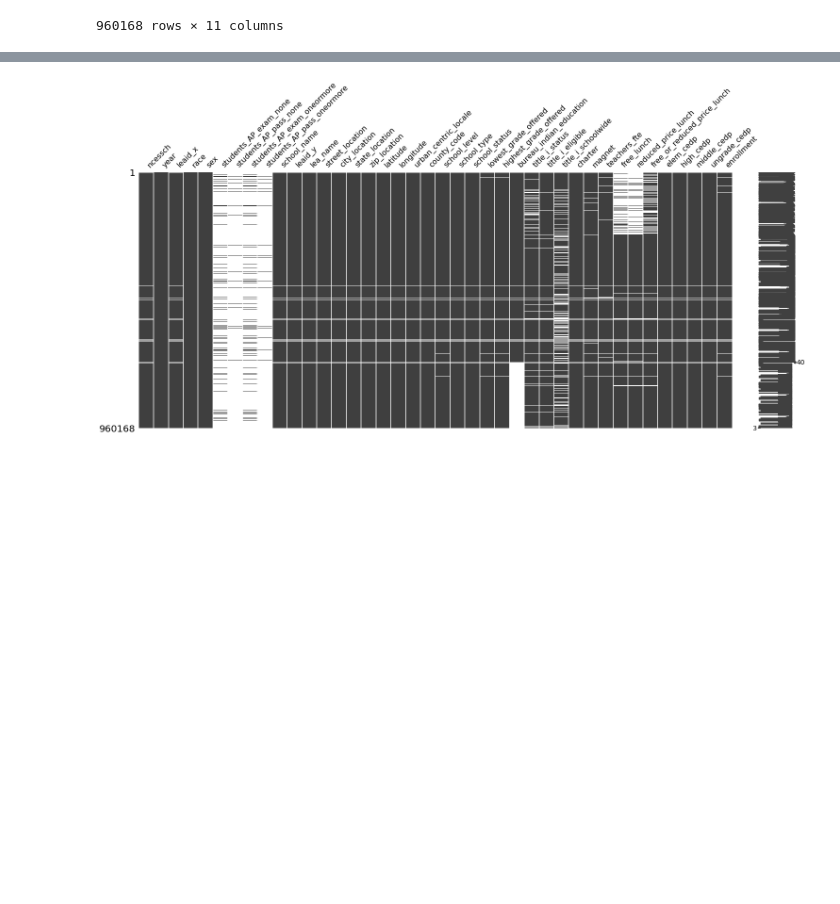
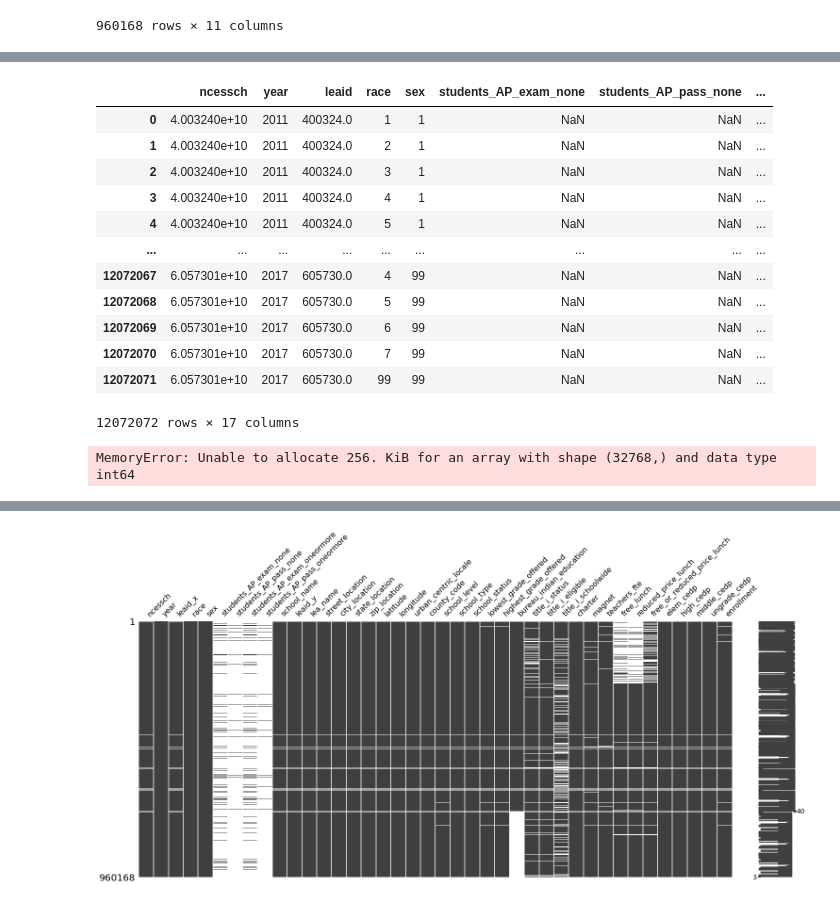
Before and after one commit to meeraduggs/AP-Exams, a Jupyter notebook: EDA/merging_big_boy.ipynb, the cells around one changed output, grey strips where cells are left out. Cells and saved outputs as stored; diff of their text form; code cells hidden in the pictures; blank space fills up the shorter version.

Commit message:
add more to big boy and AP_Direcotry data

```diff
--- a/EDA/merging_big_boy.ipynb
+++ b/EDA/merging_big_boy.ipynb
@@ -241,0 +138,15 @@ ap_hs.dropna(subset = ['students_AP_exam_oneormore'])
+# %%
+absent_2013 = pd.read_csv('chronic_absent_2013.csv')
+absent_2015 = pd.read_csv('chronic_absent_2015.csv')
+
+absent_2011 = absent_2013.copy()
+absent_2011['year'] = 2011
+
+absent_2017 = absent_2015.copy()
+absent_2017['year'] = 2017
+
+absent = pd.concat([absent_2011, absent_2013, absent_2015, absent_2017]).reset_index(drop=True)
+
+absent = absent.drop(['crdc_id', 'fips', 'leaid'], axis=1)
+
+absent
@@ -241,0 +167,39 @@ ap_hs.dropna(subset = ['students_AP_exam_oneormore'])
+# %%
+# merge directory with main boy
+ap_features = ap_features.merge(absent, on = ['year', 'ncessch', 'race', 'sex'], how = 'left')
+ap_features
+# %% [output]
+|  | ncessch | year | leaid | race | sex | students_AP_exam_none | students_AP_pass_none | ... |
+| 0 | 4.003240e+10 | 2011 | 400324.0 | 1 | 1 | NaN | NaN | ... |
+| 1 | 4.003240e+10 | 2011 | 400324.0 | 2 | 1 | NaN | NaN | ... |
+| 2 | 4.003240e+10 | 2011 | 400324.0 | 3 | 1 | NaN | NaN | ... |
+| 3 | 4.003240e+10 | 2011 | 400324.0 | 4 | 1 | NaN | NaN | ... |
+| 4 | 4.003240e+10 | 2011 | 400324.0 | 5 | 1 | NaN | NaN | ... |
+| ... | ... | ... | ... | ... | ... | ... | ... | ... |
+| 12072067 | 6.057301e+10 | 2017 | 605730.0 | 4 | 99 | NaN | NaN | ... |
+| 12072068 | 6.057301e+10 | 2017 | 605730.0 | 5 | 99 | NaN | NaN | ... |
+| 12072069 | 6.057301e+10 | 2017 | 605730.0 | 6 | 99 | NaN | NaN | ... |
+| 12072070 | 6.057301e+10 | 2017 | 605730.0 | 7 | 99 | NaN | NaN | ... |
+| 12072071 | 6.057301e+10 | 2017 | 605730.0 | 99 | 99 | NaN | NaN | ... |
+12072072 rows × 17 columns
+# %%
+discipline_2011 = pd.read_csv('discipline_2011.csv')
+discipline_2013  = pd.read_csv('discipline_2013.csv')
+discipline_2015 = pd.read_csv('discipline_2015.csv')
+discipline_2017 = pd.read_csv('discipline_2017.csv')
+
+discipline = pd.concat([discipline_2011, discipline_2013,
+                        discipline_2015, discipline_2017]).reset_index(drop=True)
+discipline
+# discipline = discipline.drop(['crdc_id', 'fips', 'leaid'], axis=1)
+
+# # drop rows with letters in id columns
+# discipline = discipline[discipline['ncessch'] != "06CC14100001"]
+
+# # turn id columns to numeric values
+# cols = ['ncessch']
+# discipline[cols] = discipline[cols].apply(pd.to_numeric, axis=1)
+
+# discipline
+# %% [output]
+MemoryError: Unable to allocate 256. KiB for an array with shape (32768,) and data type int64
```
Also changed, not shown: parts of 34 cells of this notebook, 10 other files.
